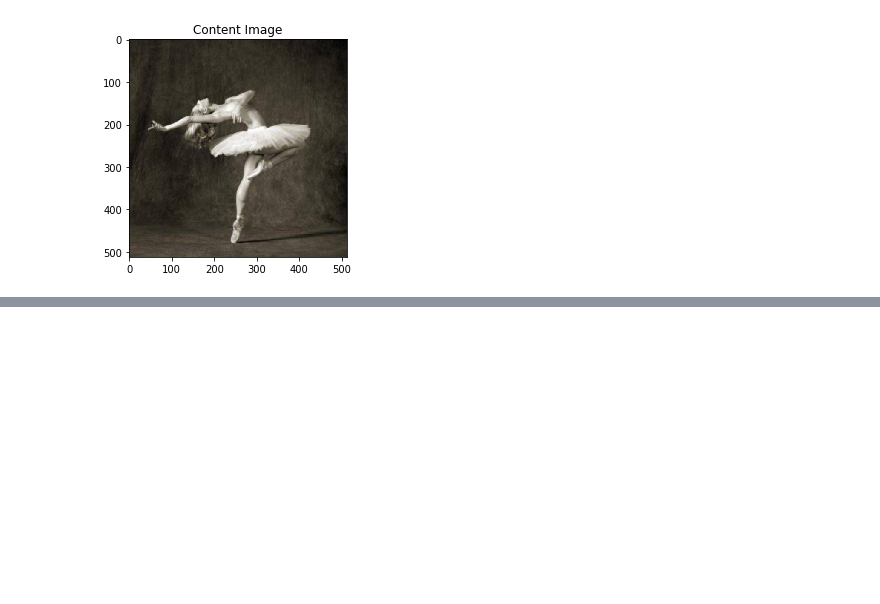
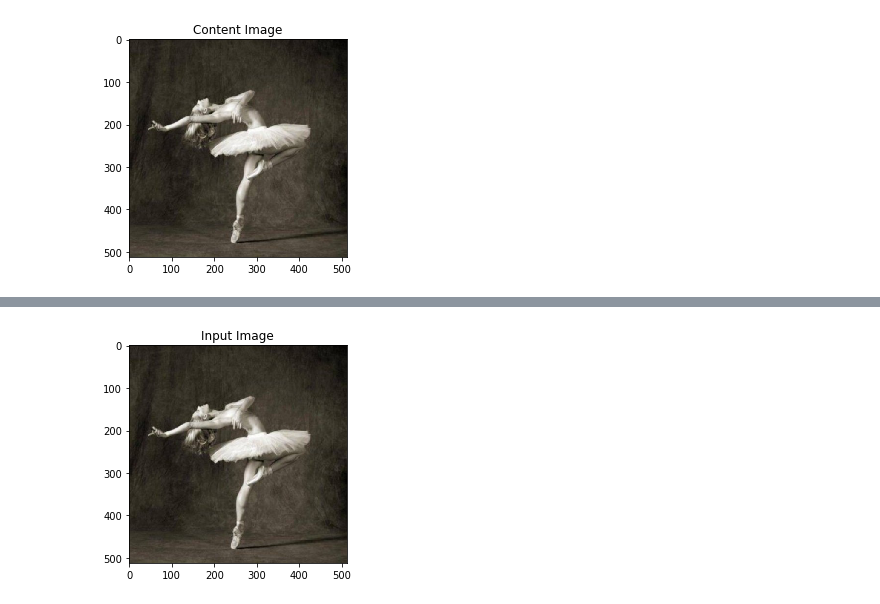
Before and after one commit to Syzygianinfern0/Style-Transfer, a Jupyter notebook: Style Transfer.ipynb, the cells around one changed output, grey strips where cells are left out. Cells and saved outputs as stored; diff of their text form; code cells hidden in the pictures; blank space fills up the shorter version.

```diff
--- a/Style Transfer.ipynb
+++ b/Style Transfer.ipynb
@@ -105,0 +166,8 @@ class Normalization(nn.Module):
+# %%
+input_img = content_img.clone()
+
+# add the original input image to the figure:
+plt.figure()
+imshow(input_img, title='Input Image')
+# %% [output]
+[figure, added]
```
Also changed, not shown: parts of 5 cells of this notebook.
